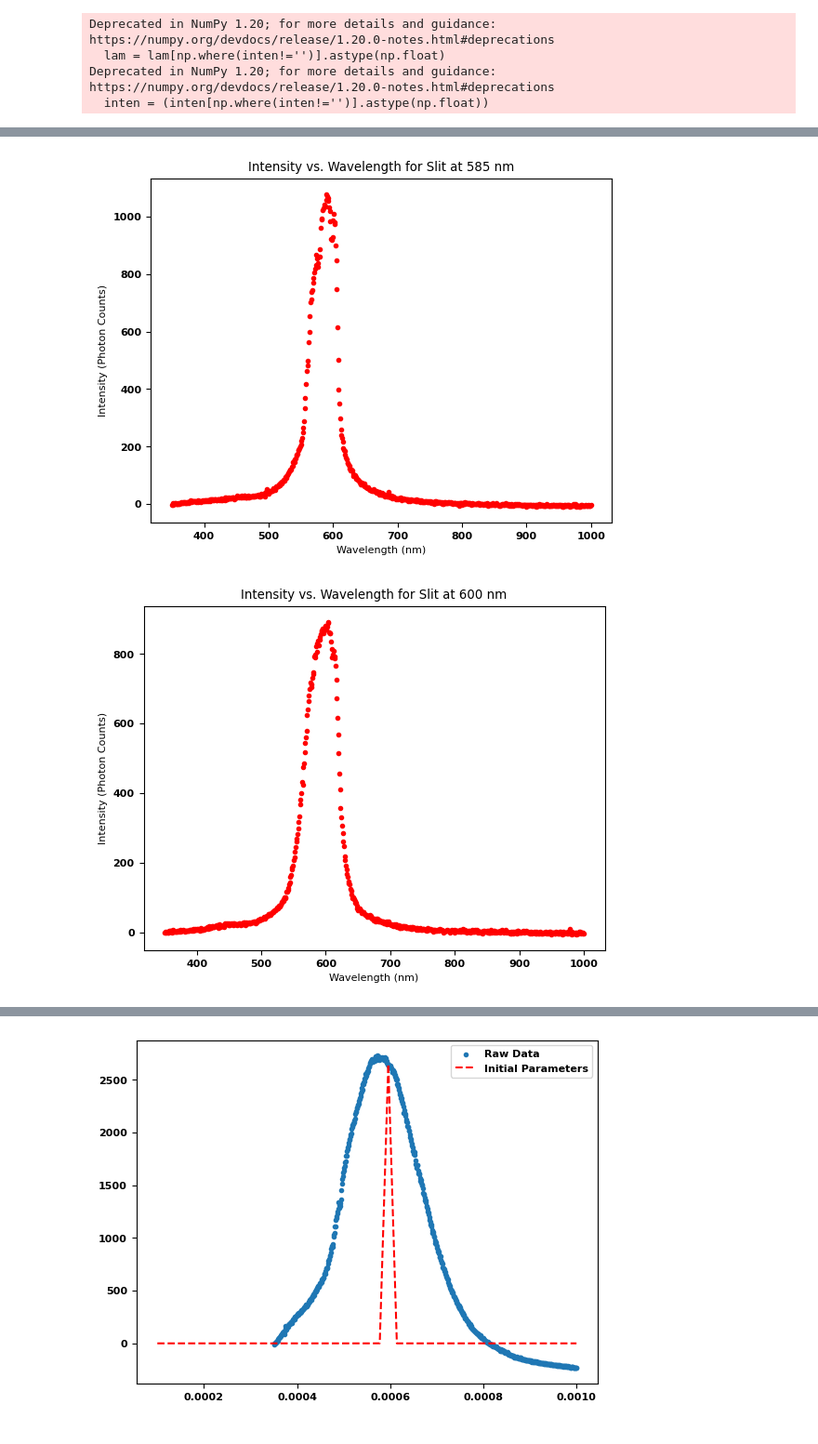
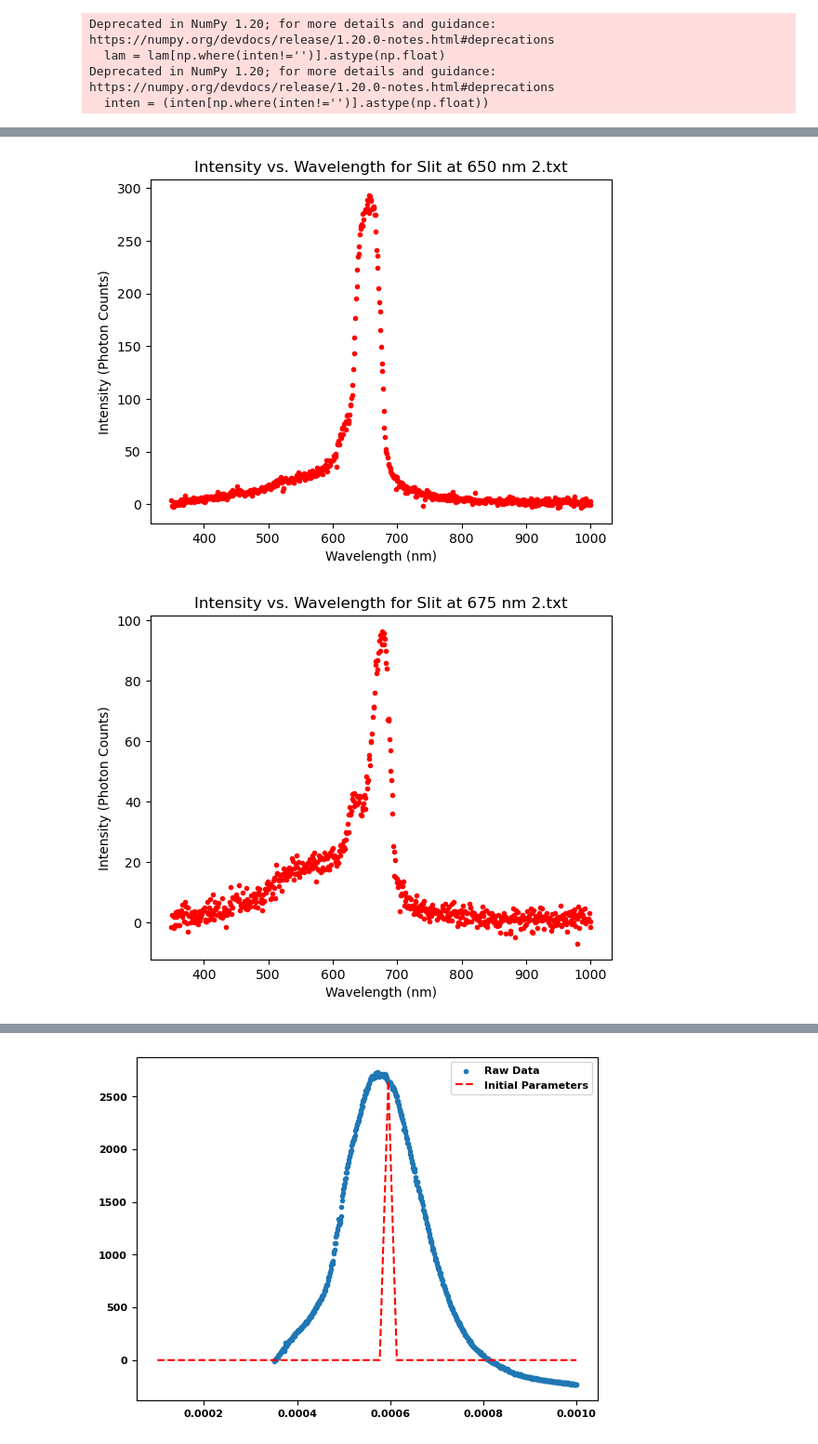
Before and after one commit to AyushmaanAggarwal/Physics-5CL-Capstone-Project, a Jupyter notebook: Data/oceanview/rough_planck.ipynb, the cells around one changed output, grey strips where cells are left out. Shown at 93% size. Drawn from its saved outputs; the diff is of its cells as text; code cells hidden in the pictures.

```diff
--- a/Data/oceanview/rough_planck.ipynb
+++ b/Data/oceanview/rough_planck.ipynb
@@ -6,9 +6,10 @@ import matplotlib.pyplot as plt
 df = pd.read_csv("TRIAL 1 480.txt")
 # %%
 lams = sorted(np.array([500, 480, 450, 520, 530, 550, 575, 565, 540, 585, 600]))
-
-def get_inten(lamd):
-    with open('TRIAL 1 ' + str(lamd) + '.txt') as f:
+lams = sorted(np.array([475, 500, 530, 540, 550, 575, 600, 620, 630, 650, 675]))
+def get_inten(fn):
+    # with open('TRIAL 1 ' + str(lamd) + '.txt') as f:
+    with open(fn) as f:
         lines = f.readlines()
     start = lines.index('>>>>>Begin Spectral Data<<<<<\n')+1
     data = lines[start:]
@@ -17,7 +18,7 @@ def get_inten(lamd):
     lam = lam[np.where(inten!='')].astype(np.float)
     inten = (inten[np.where(inten!='')].astype(np.float))
     plt.plot(lam, inten, 'r.')
-    plt.title(f"Intensity vs. Wavelength for Slit at {lamd} nm")
+    plt.title(f"Intensity vs. Wavelength for Slit at {fn}")
     plt.xlabel("Wavelength (nm)")
     plt.ylabel("Intensity (Photon Counts)")
     plt.show()
@@ -32,7 +33,7 @@ newlams = []
 erri = []
 errl = []
 for lam in lams:
-    getting = get_inten(lam)
+    getting = get_inten(str(lam) + ' nm 2.txt')
     intensities.append(getting[1])
     newlams.append(getting[0])
     errl.append(getting[2])
@@ -54,5 +55,5 @@ Deprecated in NumPy 1.20; for more details and guidance: https://numpy.org/devdo
-[figure, old version]
+[figure, new version]
-[figure, old version]
+[figure, new version]
 # %%
 newlams, intensities = zip(*sorted(zip(newlams, intensities)))
 plt.errorbar(newlams, intensities, xerr=errl, yerr=erri, fmt="r.")
```
Also changed, not shown: parts of 6 cells of this notebook, 1 other file.
